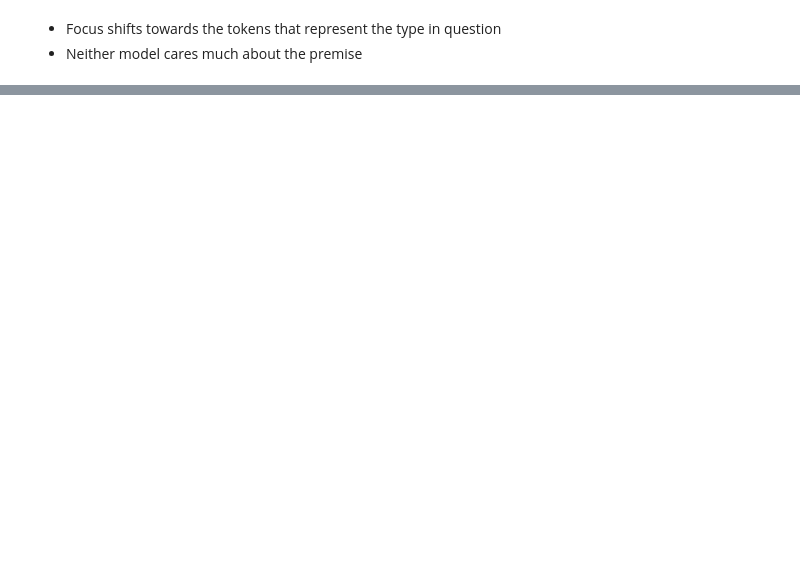
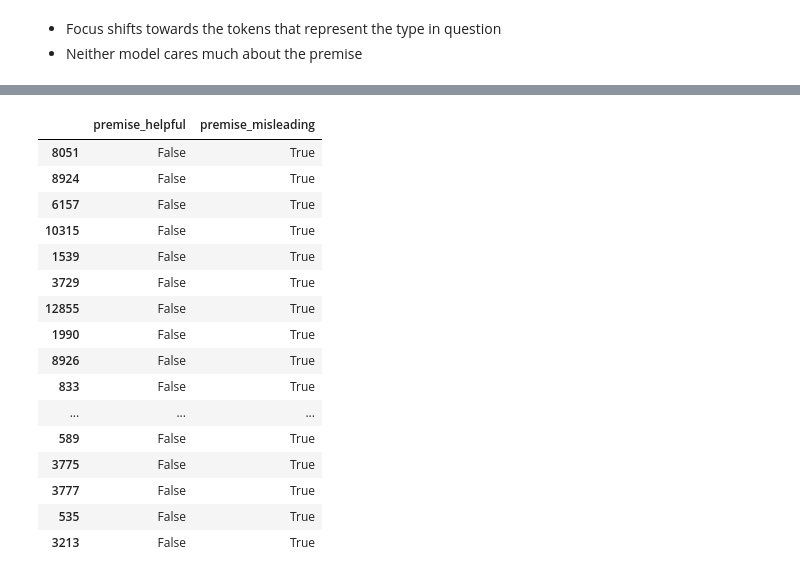
Before and after one commit to psaegert/nli-nec, a Jupyter notebook: dev/analysis/ferret.ipynb, the cells around one changed output, grey strips where cells are left out. Cells and saved outputs as stored; diff of their text form; code cells hidden in the pictures; blank space fills up the shorter version.

```diff
--- a/dev/analysis/ferret.ipynb
+++ b/dev/analysis/ferret.ipynb
@@ -221,3 +236,9 @@ fig.subplots_adjust(bottom=0.16)
 # %% [markdown]
 - Focus shifts towards the tokens that represent the type in question
 - Neither model cares much about the premise
+# %%
+# Find an instance where the hypothesis only prediction of the fine-tuned model is wrong and the full prediction is correct
+ho_df = pd.DataFrame()
+
+ho_df['premise_helpful'] = ~finetuned_predictions_ho['correct'] & finetuned_predictions['correct']
+ho_df['premise_misleading'] = finetuned_predictions_ho['correct'] & ~finetuned_predictions['correct']
@@ -223,0 +278,20 @@ fig.subplots_adjust(bottom=0.16)
+# %%
+ho_df[finetuned_predictions['granularity'] == 2].sort_values(by='premise_misleading', ascending=False).head(20)
+# %% [output]
+|  | premise_helpful | premise_misleading |
+| 8051 | False | True |
+| 8924 | False | True |
+| 6157 | False | True |
+| 10315 | False | True |
+| 1539 | False | True |
+| 3729 | False | True |
+| 12855 | False | True |
+| 1990 | False | True |
+| 8926 | False | True |
+| 833 | False | True |
+| ... | ... | ... |
+| 589 | False | True |
+| 3775 | False | True |
+| 3777 | False | True |
+| 535 | False | True |
+| 3213 | False | True |
```
Also changed, not shown: parts of 12 cells of this notebook.
